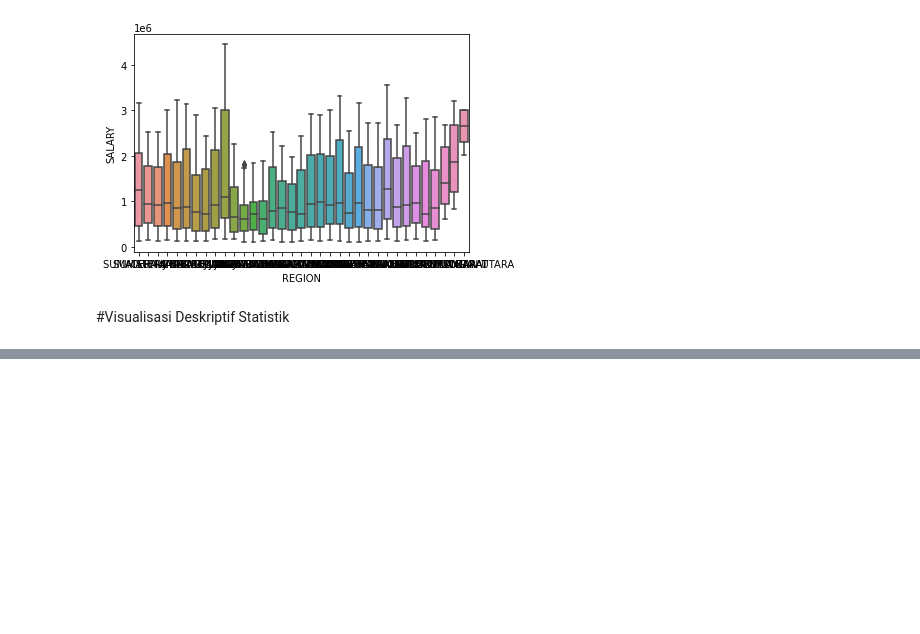
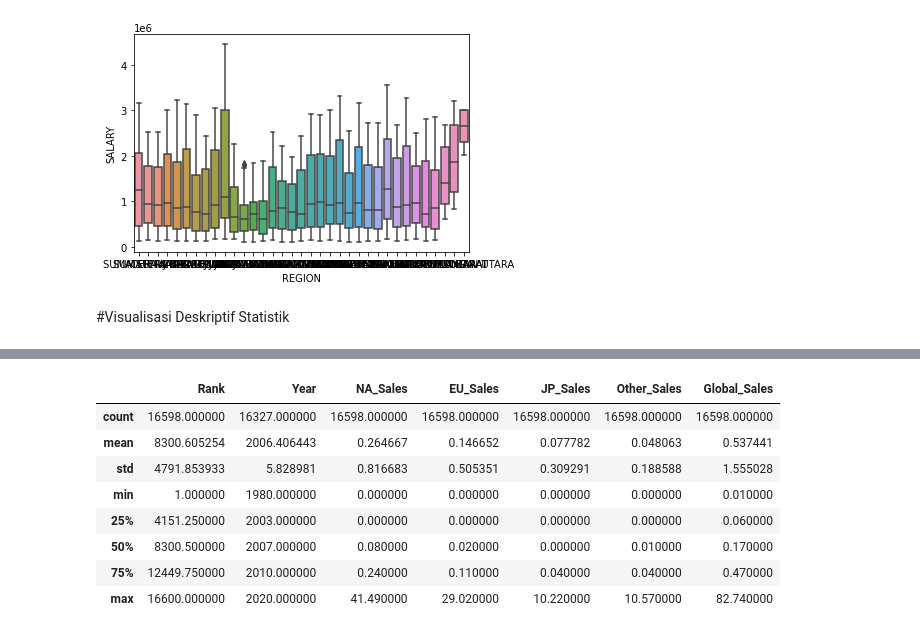
Before and after one commit to aricahyasaputra/data-sains-course-assigment-, a Jupyter notebook: Week 4/Tugas_4_Data_Sains.ipynb, the cells around one changed output, grey strips where cells are left out. Saved outputs shown, nothing was run; the diff lists cells and outputs as text; code cells hidden in the pictures; blank space fills up the shorter version.

```diff
--- a/Week 4/Tugas_4_Data_Sains.ipynb
+++ b/Week 4/Tugas_4_Data_Sains.ipynb
@@ -406,3 +406,8 @@ sns.boxplot(x="REGION", y="SALARY", data=df)
 [figure]
 # %% [markdown]
 #Visualisasi Deskriptif Statistik
+# %%
+# memuat data
+path='https://raw.githubusercontent.com/aricahyasaputra/data-sains-course-assigment-/main/Week%204/vgsales.csv'
+df = pd.read_csv(path)
+df.head()
@@ -408,0 +421,13 @@ sns.boxplot(x="REGION", y="SALARY", data=df)
+# %%
+# melakukan describe data
+df.describe()
+# %% [output]
+|  | Rank | Year | NA_Sales | EU_Sales | JP_Sales | Other_Sales | Global_Sales |
+| count | 16598.000000 | 16327.000000 | 16598.000000 | 16598.000000 | 16598.000000 | 16598.000000 | 16598.000000 |
+| mean | 8300.605254 | 2006.406443 | 0.264667 | 0.146652 | 0.077782 | 0.048063 | 0.537441 |
+| std | 4791.853933 | 5.828981 | 0.816683 | 0.505351 | 0.309291 | 0.188588 | 1.555028 |
+| min | 1.000000 | 1980.000000 | 0.000000 | 0.000000 | 0.000000 | 0.000000 | 0.010000 |
+| 25% | 4151.250000 | 2003.000000 | 0.000000 | 0.000000 | 0.000000 | 0.000000 | 0.060000 |
+| 50% | 8300.500000 | 2007.000000 | 0.080000 | 0.020000 | 0.000000 | 0.010000 | 0.170000 |
+| 75% | 12449.750000 | 2010.000000 | 0.240000 | 0.110000 | 0.040000 | 0.040000 | 0.470000 |
+| max | 16600.000000 | 2020.000000 | 41.490000 | 29.020000 | 10.220000 | 10.570000 | 82.740000 |
```
Also changed, not shown: parts of 6 cells of this notebook.
